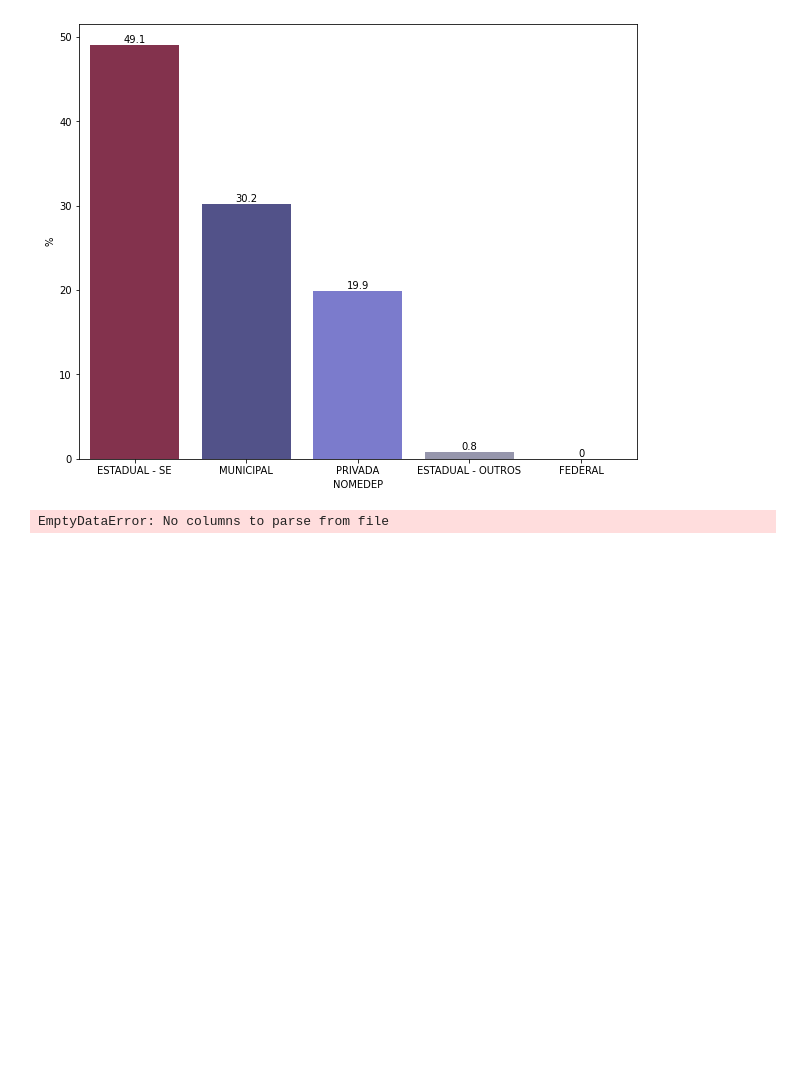
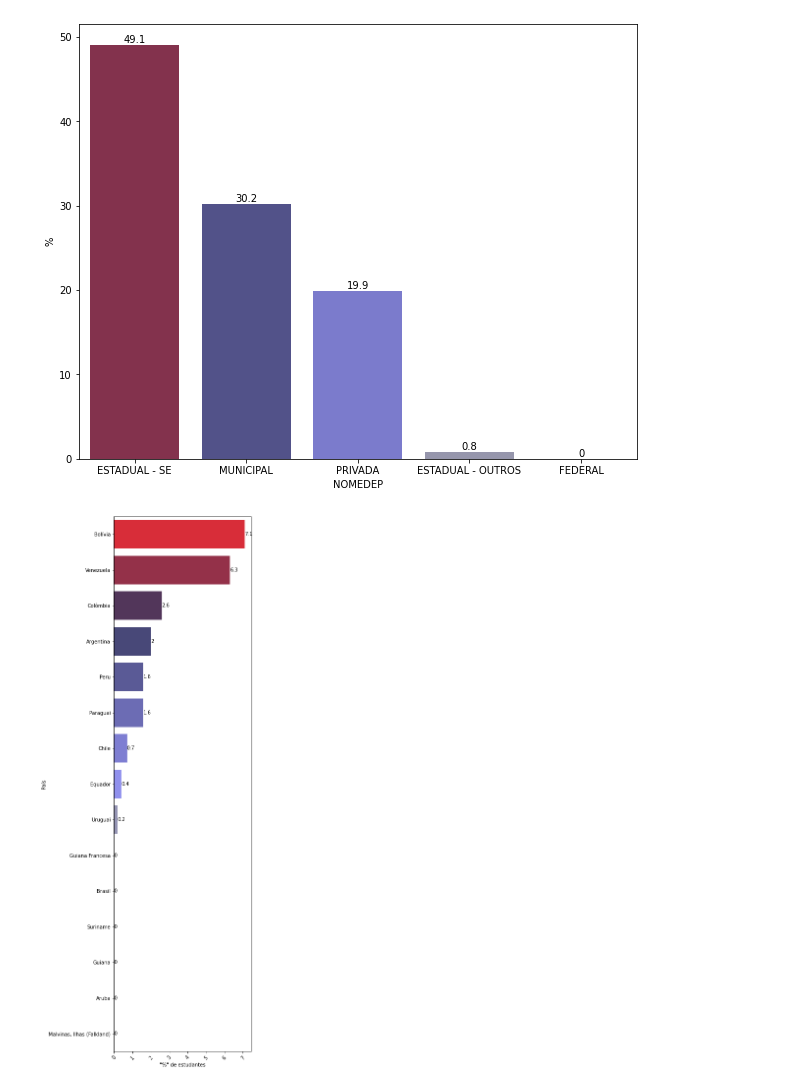
Before and after one commit to MirianGuerra/TCC, a Jupyter notebook: tcc.ipynb, the cells around one changed output. Saved outputs shown, nothing was run; the diff lists cells and outputs as text; code cells hidden in the pictures; blank space fills up the shorter version.

Commit message:
grafico de alunos por pais/regiao

```diff
--- a/tcc.ipynb
+++ b/tcc.ipynb
@@ -11,3 +9,22 @@ sns.set_palette("gist_stern")
+# %%
+#Funções
+def grafico_barras_horizontal(df, df_total, coluna_para_contar, coluna_que_fica, label_x, label_y):
+    df_aux = pd.DataFrame(df.groupby([coluna_para_contar])\
+    .count()[coluna_que_fica])\
+    .sort_values(by=coluna_que_fica, ascending=False)\
+    .reset_index()
+
+    total = df_total[coluna_que_fica].sum()
+    df_aux['%']=df_aux[coluna_que_fica].apply(lambda x: ((x/total)*100).round(1))
+
+    fig, ax = plt.subplots(figsize=(5, 20))
+    ax = sns.barplot(data= df_aux, x='%', y=coluna_para_contar, palette='gist_stern', orient='h')
+    ax.bar_label(ax.containers[0])
+    plt.xticks(rotation=90)
+    plt.xticks(rotation=45)
+    ax.set(xlabel=label_x, ylabel=label_y)
+    plt.show()
+    #return df_aux
 # %%
 dicionario = pd.read_csv('DIC_Quantidade_de_alunos_estrangeiros_por_nacionalidade.csv', sep=';')
 estrangeiros_2019 = pd.read_csv(r'C:\Users\miria\Documents\Univesp\TCC\VW_ALUNOS_ESTRANGEIROS_POR_NACIONALIDADE_20190517.csv', sep=';')
@@ -285,10 +302,22 @@ ax.bar_label(ax.containers[0])
  Text(0, 0, '0.8'),
  Text(0, 0, '0')]
 [figure]
-# %%
-matriculas_2019 = pd.read_csv('Alunos_Completo_2019_0.csv', sep=';')
-
-matriculas_2020 = pd.read_csv('Matriculas_por_aluno_2020.csv', sep=';')
-matriculas_2021 = pd.read_csv('Matriculas_por_aluno_2021.csv', sep=';')
-# %% [output]
-EmptyDataError: No columns to parse from file
+# %%
+# Paises com maior qtd de matriculas por regiao
+ls_regiao = df_alunos_estrangeiros.Regiao.unique().tolist()
+def separar_regioes_paises(df, regiao):
+        df_regiao = df_alunos_estrangeiros[df_alunos_estrangeiros['Regiao']==regiao]
+        return df_regiao
+
+df_europa_pais = separar_regioes_paises(df_alunos_estrangeiros,'Europa')
+df_am_sul_pais = separar_regioes_paises(df_alunos_estrangeiros,'America do Sul')
+df_asia_pais = separar_regioes_paises(df_alunos_estrangeiros,'Asia')
+df_am_central_pais = separar_regioes_paises(df_alunos_estrangeiros,'America Central')
+df_africa_pais = separar_regioes_paises(df_alunos_estrangeiros,'Africa')
+df_am_norte_pais = separar_regioes_paises(df_alunos_estrangeiros,'America do Norte')
+df_oceania_pais = separar_regioes_paises(df_alunos_estrangeiros,'Oceania')
+# %%
+#America do Sul
+grafico_barras_horizontal(df_am_sul_pais,df_alunos_estrangeiros, 'DS_PAIS', 'QTD_ALUNOS', '"%" de estudantes', 'País')
+# %% [output]
+[figure, added]
```
Also changed, not shown: parts of 7 cells of this notebook.
